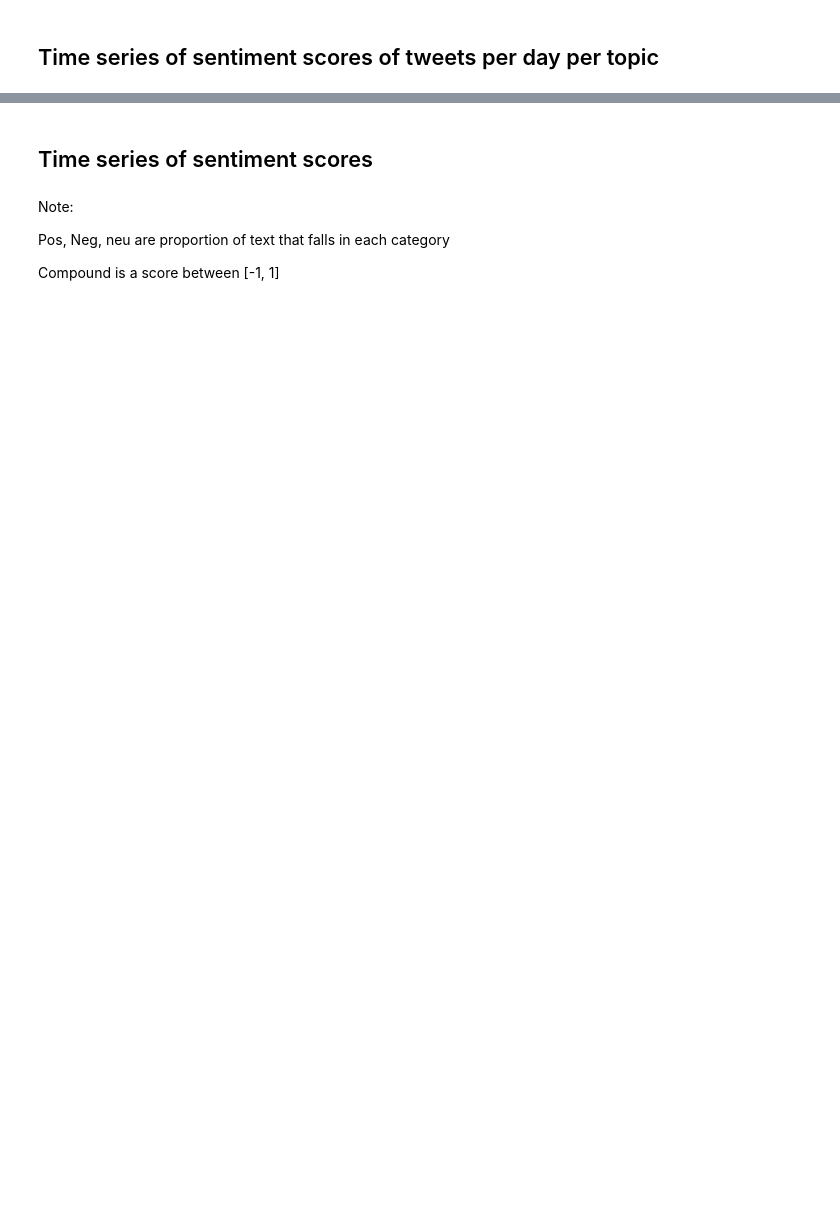
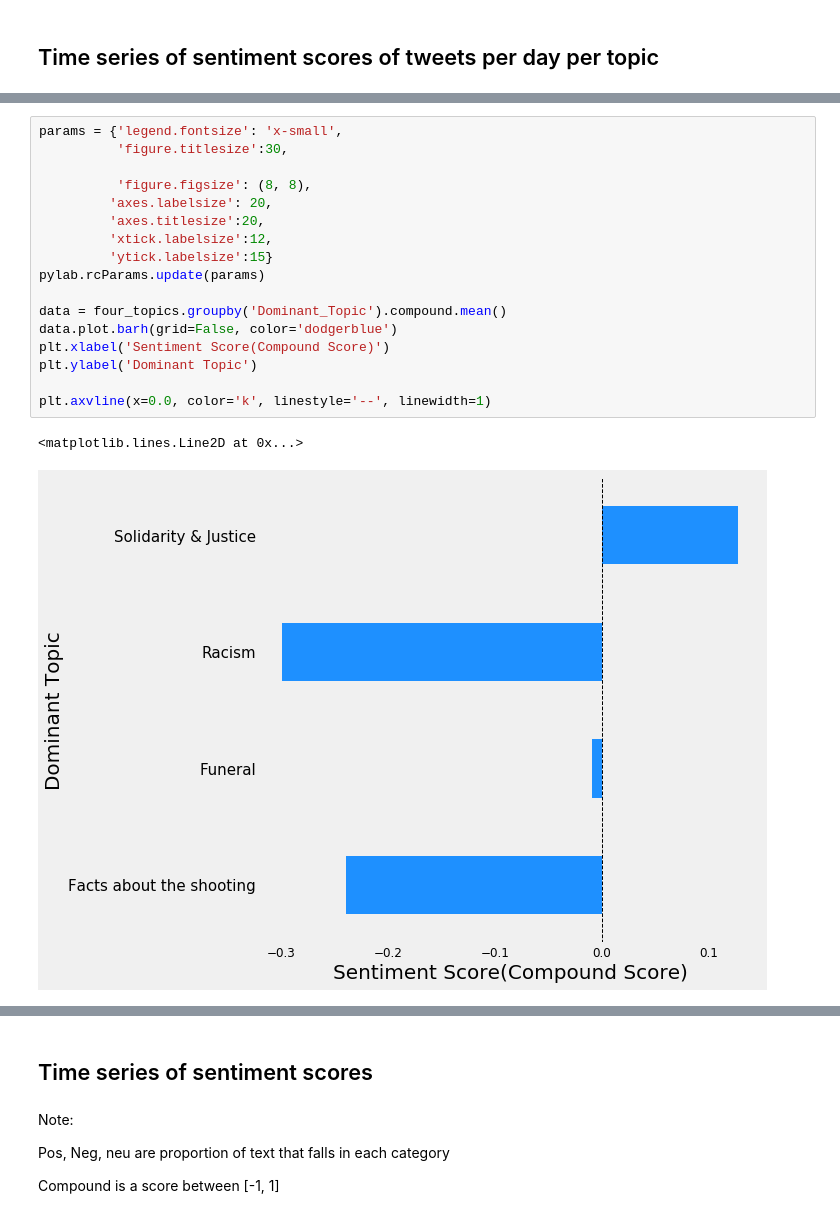
Before and after one commit to opardo/BlackLivesMatter, a Jupyter notebook: Vader_LIWC/Topics_sentimentstimeseries.ipynb, the cells around one changed output, grey strips where cells are left out. Drawn from its saved outputs; the diff is of its cells as text; blank space fills up the shorter version.

```diff
--- a/Vader_LIWC/Topics_sentimentstimeseries.ipynb
+++ b/Vader_LIWC/Topics_sentimentstimeseries.ipynb
@@ -146,0 +182,20 @@ Text(0, 0.5, 'compound score')
+# %%
+params = {'legend.fontsize': 'x-small',
+          'figure.titlesize':30,
+
+          'figure.figsize': (8, 8),
+         'axes.labelsize': 20,
+         'axes.titlesize':20,
+         'xtick.labelsize':12,
+         'ytick.labelsize':15}
+pylab.rcParams.update(params)
+
+data = four_topics.groupby('Dominant_Topic').compound.mean()
+data.plot.barh(grid=False, color='dodgerblue')
+plt.xlabel('Sentiment Score(Compound Score)')
+plt.ylabel('Dominant Topic')
+
+plt.axvline(x=0.0, color='k', linestyle='--', linewidth=1)
+# %% [output]
+<matplotlib.lines.Line2D at 0x...>
+[figure, added]
```
Also changed, not shown: parts of 20 cells of this notebook.
